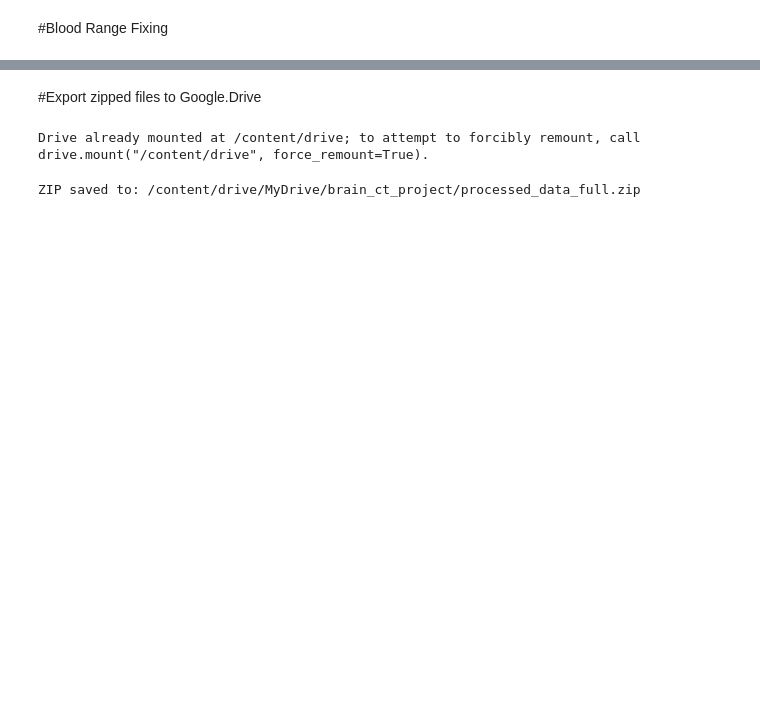
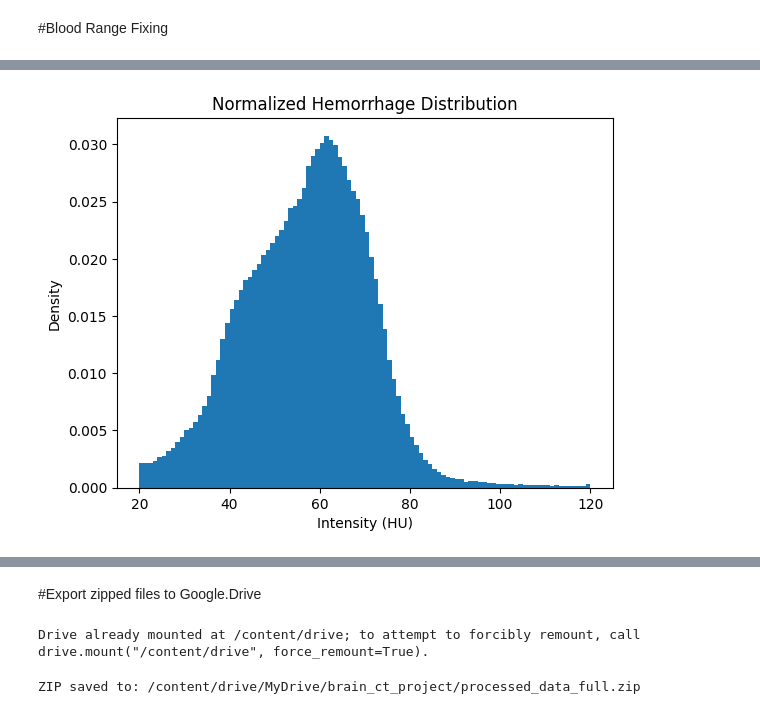
Before and after one commit to FaridRash/brain-ct-hemorrhage-segmentation, a Jupyter notebook: Notebooks/Segmentation/02_conversion_02.ipynb, the cells around one changed output, grey strips where cells are left out. Cells and saved outputs as stored; diff of their text form; code cells hidden in the pictures; blank space fills up the shorter version.

```diff
--- a/Notebooks/Segmentation/02_conversion_02.ipynb
+++ b/Notebooks/Segmentation/02_conversion_02.ipynb
@@ -715,0 +930,11 @@ for split in splits:
+# %%
+plt.figure()
+plt.hist(all_pixels, bins=100, range=(20, 120), density=True)
+
+plt.xlabel("Intensity (HU)")
+plt.ylabel("Density")
+plt.title("Normalized Hemorrhage Distribution")
+
+plt.show()
+# %% [output]
+[figure, added]
```
Also changed, not shown: parts of 59 cells of this notebook.
